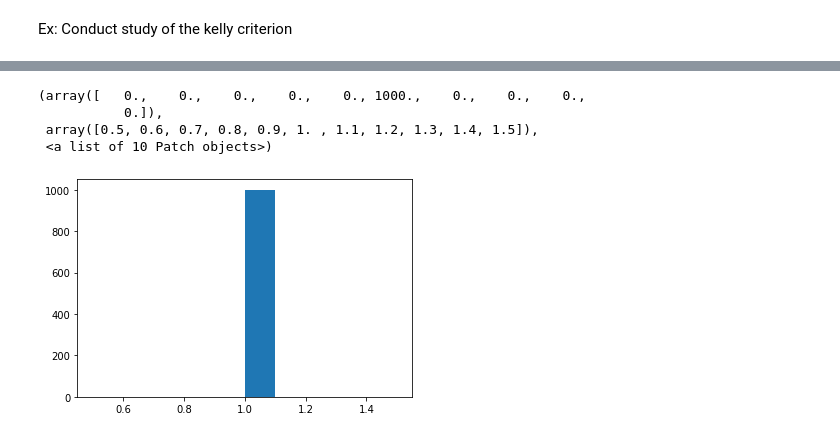
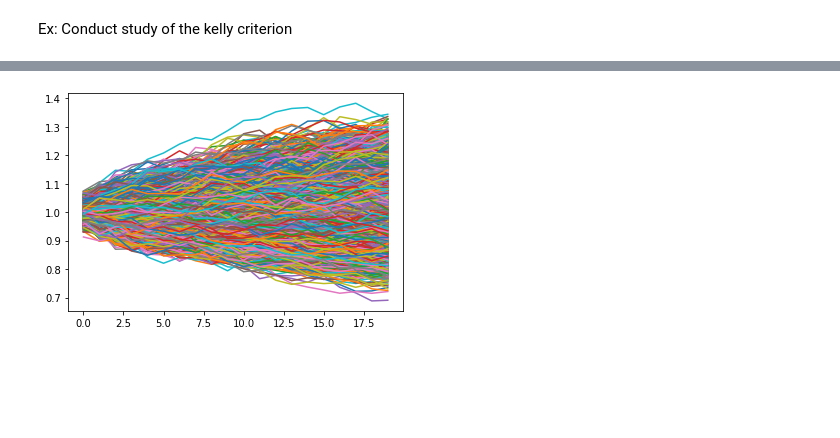
Before and after one commit to RoetGer/decisions-under-uncertainty, a Jupyter notebook: solved_problems.ipynb, the cells around one changed output, grey strips where cells are left out. Cells and saved outputs as stored; diff of their text form; code cells hidden in the pictures; blank space fills up the shorter version.

```diff
--- a/solved_problems.ipynb
+++ b/solved_problems.ipynb
@@ -1248,8 +1280,6 @@ plt.axvline(x=1, color='r')
-# %%
-plt.hist(wealth[:, 100])
-# %% [output]
-(array([   0.,    0.,    0.,    0.,    0., 1000.,    0.,    0.,    0.,
-           0.]),
- array([0.5, 0.6, 0.7, 0.8, 0.9, 1. , 1.1, 1.2, 1.3, 1.4, 1.5]),
- <a list of 10 Patch objects>)
-[figure, removed]
+# %%
+import matplotlib.pyplot as plt
+
+plt.plot(rws.transpose());
+# %% [output]
+[figure, added]
```
Also changed, not shown: parts of 13 cells of this notebook.
